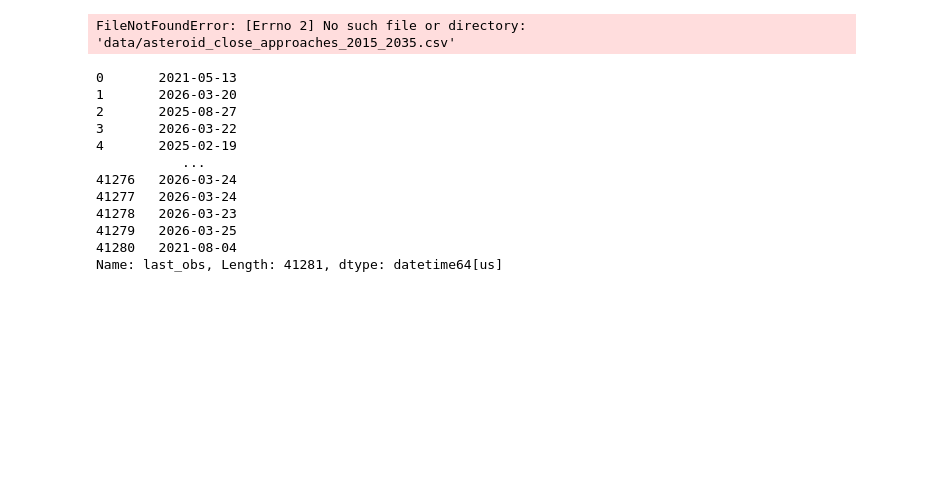
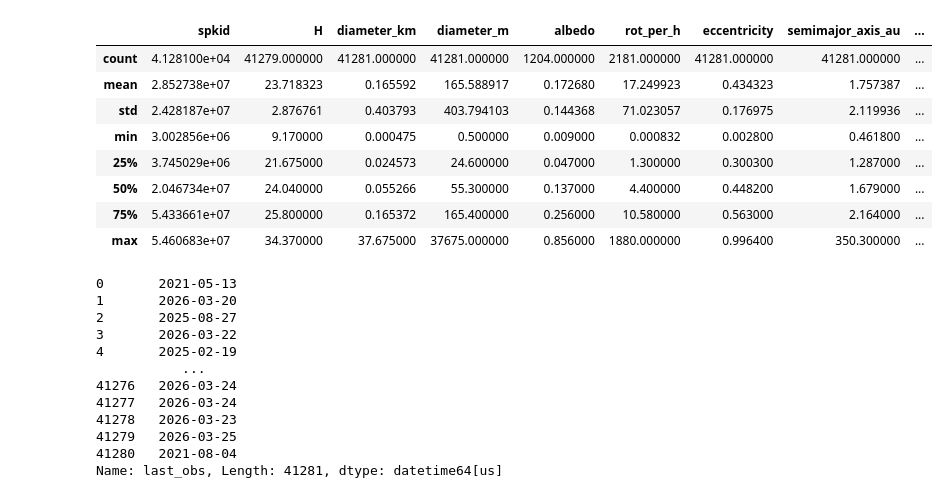
Before and after one commit to HzeroD/near_earth_asteroid_predictor, a Jupyter notebook: notebooks/train.ipynb, the cells around one changed output. Cells and saved outputs as stored; diff of their text form; code cells hidden in the pictures; blank space fills up the shorter version.

```diff
--- a/notebooks/train.ipynb
+++ b/notebooks/train.ipynb
@@ -1,18 +1,28 @@
 # %%
 import pandas as pd
 import numpy as np
 
 df_near = pd.read_csv("../data/near_earth_asteroids_2025.csv")
 
 df_near.rename({'q':'perihelion_distance_au', 'ad':'aphelion_distance_au', 'e':'eccentricity', 'a':'semimajor_axis_au'\
                , 'i':'inclination_deg','per':'orbital_period_days','n':'mean_motion_deg_day', 'rot_per':'rot_per_h',\
                 'class':'class_code'}, axis=1, inplace=True)
 
 df_close = pd.read_csv("../data/asteroid_close_approaches_2015_2035.csv")
 
 df_close['close_approach_date'] = pd.to_datetime(df_close['close_approach_date'], format="ISO8601")
+
+df_near.describe()
 # %% [output]
-FileNotFoundError: [Errno 2] No such file or directory: 'data/asteroid_close_approaches_2015_2035.csv'
+|  | spkid | H | diameter_km | diameter_m | albedo | rot_per_h | eccentricity | semimajor_axis_au | ... |
+| count | 4.128100e+04 | 41279.000000 | 41281.000000 | 41281.000000 | 1204.000000 | 2181.000000 | 41281.000000 | 41281.000000 | ... |
+| mean | 2.852738e+07 | 23.718323 | 0.165592 | 165.588917 | 0.172680 | 17.249923 | 0.434323 | 1.757387 | ... |
+| std | 2.428187e+07 | 2.876761 | 0.403793 | 403.794103 | 0.144368 | 71.023057 | 0.176975 | 2.119936 | ... |
+| min | 3.002856e+06 | 9.170000 | 0.000475 | 0.500000 | 0.009000 | 0.000832 | 0.002800 | 0.461800 | ... |
+| 25% | 3.745029e+06 | 21.675000 | 0.024573 | 24.600000 | 0.047000 | 1.300000 | 0.300300 | 1.287000 | ... |
+| 50% | 2.046734e+07 | 24.040000 | 0.055266 | 55.300000 | 0.137000 | 4.400000 | 0.448200 | 1.679000 | ... |
+| 75% | 5.433661e+07 | 25.800000 | 0.165372 | 165.400000 | 0.256000 | 10.580000 | 0.563000 | 2.164000 | ... |
+| max | 5.460683e+07 | 34.370000 | 37.675000 | 37675.000000 | 0.856000 | 1880.000000 | 0.996400 | 350.300000 | ... |
 # %%
 ## We can use all rows where 'is_future' column is True as our inference
 
```
Also changed, not shown: parts of 1 cell of this notebook, 2 other files.
